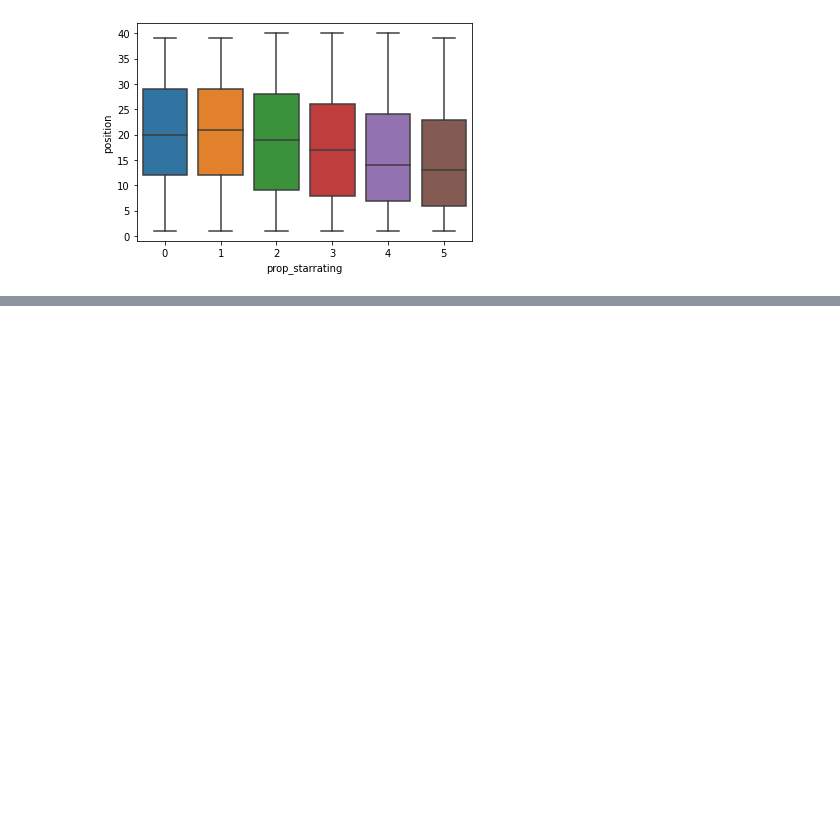
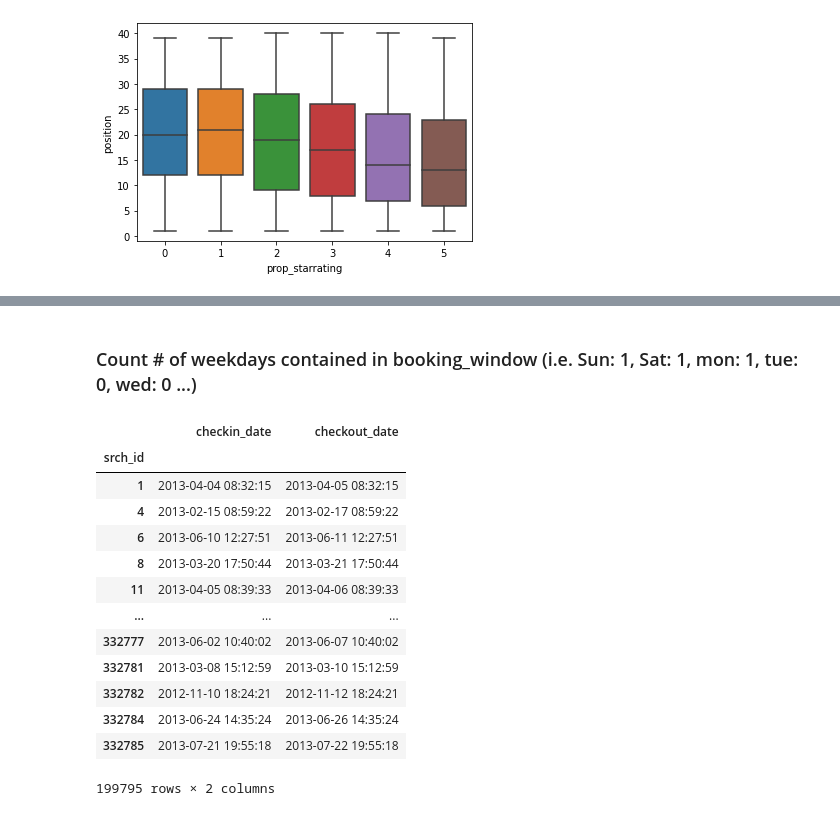
Before and after one commit to tituspellegrom/DataMiningTechniques, a Jupyter notebook: Assignment2/exploration_backup.ipynb, the cells around one changed output, grey strips where cells are left out. Saved outputs shown, nothing was run; the diff lists cells and outputs as text; code cells hidden in the pictures; blank space fills up the shorter version.

```diff
--- a/Assignment2/exploration_backup.ipynb
+++ b/Assignment2/exploration_backup.ipynb
@@ -630,0 +684,34 @@ sns.boxplot(x='prop_starrating', y='position', data=df_non_random)
+# %% [markdown]
+### Count # of weekdays contained in booking_window (i.e. Sun: 1, Sat: 1, mon: 1, tue: 0, wed: 0 ...)
+# %%
+from collections import Counter
+import calendar
+from datetime import timedelta
+
+def dayofweek_count(dt_start, dt_end):
+    dt_range = pd.date_range(dt_start, dt_end + timedelta(days=7),freq='d')
+
+    cnt = {day: 0 for day in calendar.day_name}
+    for date in dt_range:
+        cnt[date.day_name()] += 1
+    return pd.DataFrame([cnt])
+
+
+srch_grouped = df_stage4.groupby('srch_id').first()
+test = pd.DataFrame(srch_grouped[['checkin_date', 'checkout_date']])
+display(test)
+# %% [output]
+|  | checkin_date | checkout_date |
+| srch_id |  |  |
+| 1 | 2013-04-04 08:32:15 | 2013-04-05 08:32:15 |
+| 4 | 2013-02-15 08:59:22 | 2013-02-17 08:59:22 |
+| 6 | 2013-06-10 12:27:51 | 2013-06-11 12:27:51 |
+| 8 | 2013-03-20 17:50:44 | 2013-03-21 17:50:44 |
+| 11 | 2013-04-05 08:39:33 | 2013-04-06 08:39:33 |
+| ... | ... | ... |
+| 332777 | 2013-06-02 10:40:02 | 2013-06-07 10:40:02 |
+| 332781 | 2013-03-08 15:12:59 | 2013-03-10 15:12:59 |
+| 332782 | 2012-11-10 18:24:21 | 2012-11-12 18:24:21 |
+| 332784 | 2013-06-24 14:35:24 | 2013-06-26 14:35:24 |
+| 332785 | 2013-07-21 19:55:18 | 2013-07-22 19:55:18 |
+199795 rows × 2 columns
```
Also changed, not shown: parts of 13 cells of this notebook, 1 other file.
